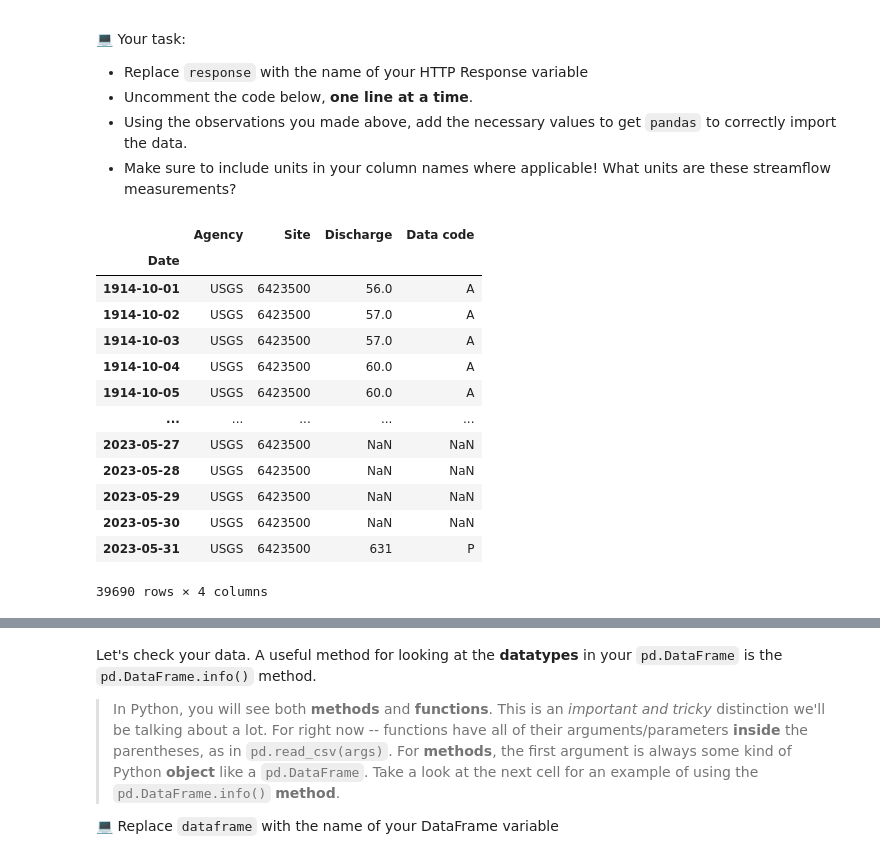
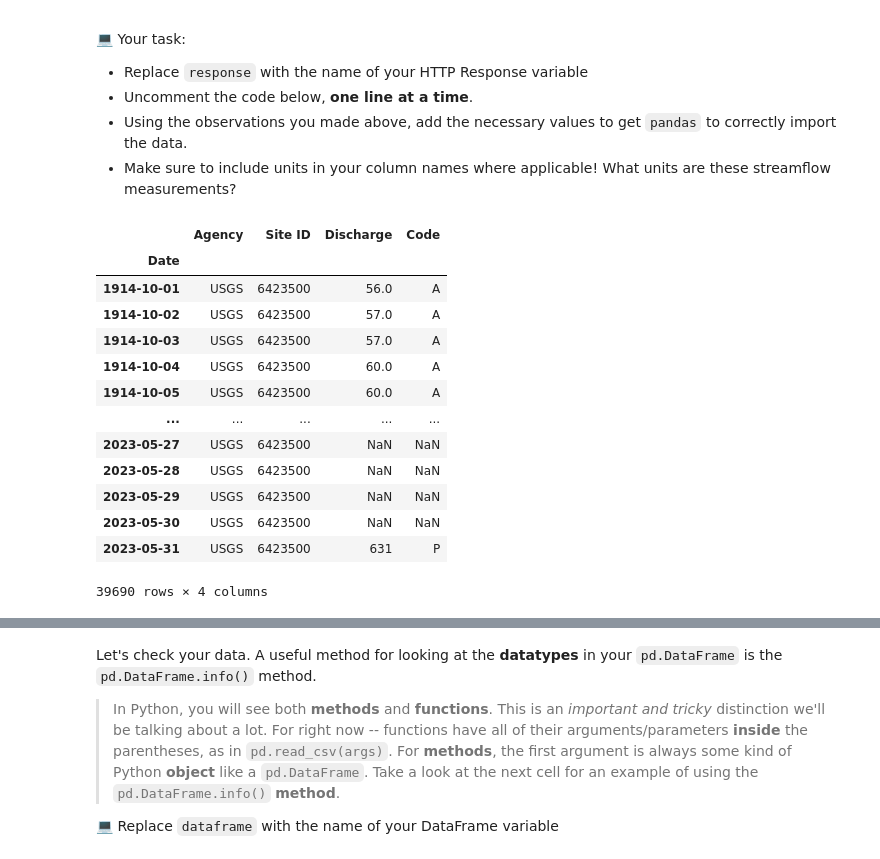
Before and after one commit to Wakunza/time-series-data-Wakunza, a Jupyter notebook: stars-02-time-series.ipynb, the cells around one changed output, grey strips where cells are left out. Saved outputs shown, nothing was run; the diff lists cells and outputs as text; code cells hidden in the pictures.

```diff
--- a/stars-02-time-series.ipynb
+++ b/stars-02-time-series.ipynb
@@ -344,17 +344,18 @@ Notice that when you print your downloaded data, each line has a `b` in front of
   * Using the observations you made above, add the necessary values to get `pandas` to correctly import the data.
   * Make sure to include units in your column names where applicable! What units are these streamflow measurements?
 # %%
-pd.read_csv(
+river_flow = pd.read_csv(
     BytesIO(data.content),
     comment='#',
     delimiter='\t',
     skiprows=[29,30],
-    names=['Agency', 'Site', 'Date', 'Discharge', 'Data code'],
+    names=['Agency', 'Site ID', 'Date', 'Discharge', 'Code'],
     index_col='Date',
     parse_dates=True,
 )
+river_flow
 # %% [output]
-|  | Agency | Site | Discharge | Data code |
+|  | Agency | Site ID | Discharge | Code |
 | Date |  |  |  |  |
 | 1914-10-01 | USGS | 6423500 | 56.0 | A |
 | 1914-10-02 | USGS | 6423500 | 57.0 | A |
```
Also changed, not shown: parts of 20 cells of this notebook.
